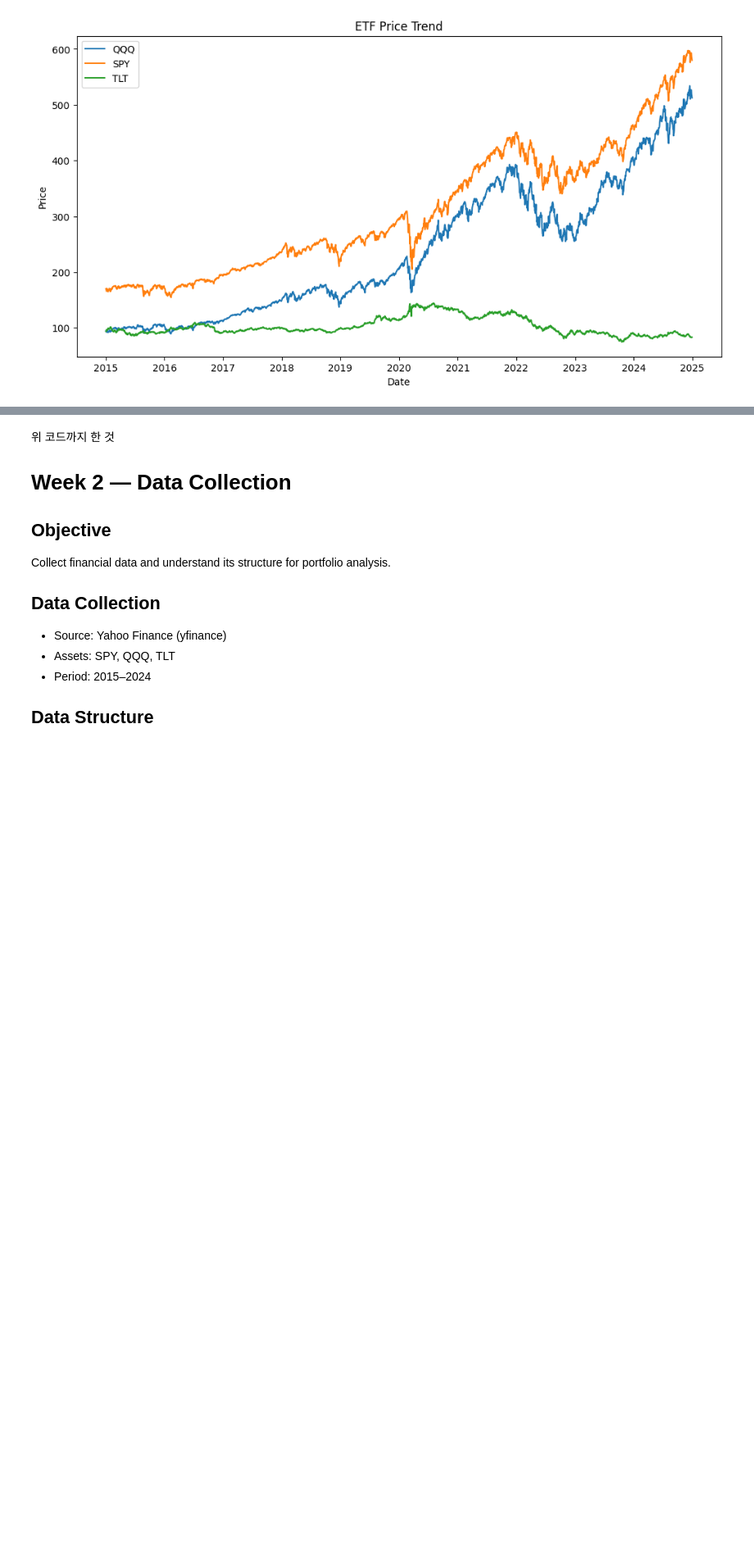
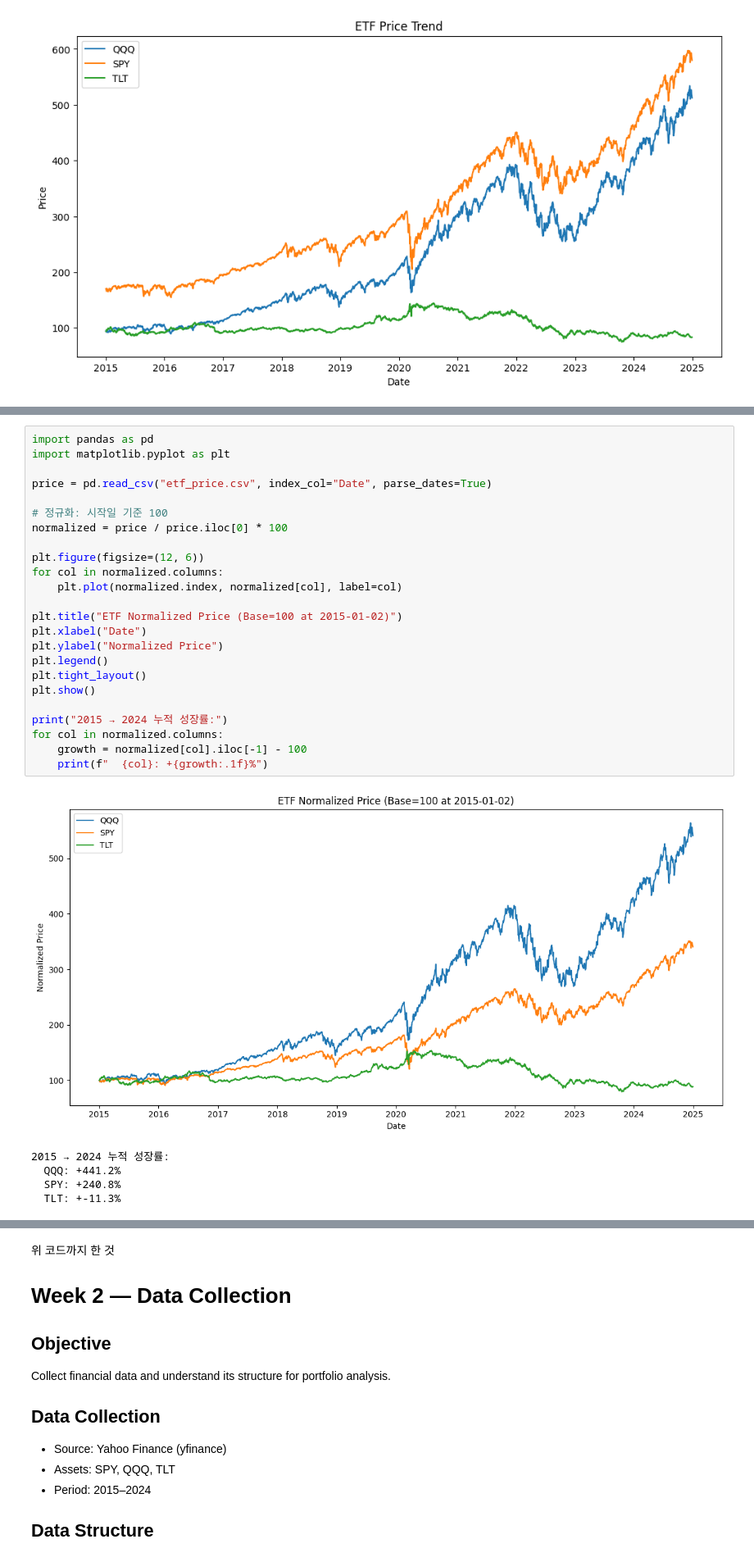
Before and after one commit to Sooobeo/Last-break-of-Honeybadger, a Jupyter notebook: Onboarding.ipynb, the cells around one changed output, grey strips where cells are left out. Shown at 82% size. Drawn from its saved outputs; the diff is of its cells as text; blank space fills up the shorter version.

```diff
--- a/Onboarding.ipynb
+++ b/Onboarding.ipynb
@@ -109,0 +121,30 @@ plt.show()
+# %%
+import pandas as pd
+import matplotlib.pyplot as plt
+
+price = pd.read_csv("etf_price.csv", index_col="Date", parse_dates=True)
+
+# 정규화: 시작일 기준 100
+normalized = price / price.iloc[0] * 100
+
+plt.figure(figsize=(12, 6))
+for col in normalized.columns:
+    plt.plot(normalized.index, normalized[col], label=col)
+
+plt.title("ETF Normalized Price (Base=100 at 2015-01-02)")
+plt.xlabel("Date")
+plt.ylabel("Normalized Price")
+plt.legend()
+plt.tight_layout()
+plt.show()
+
+print("2015 → 2024 누적 성장률:")
+for col in normalized.columns:
+    growth = normalized[col].iloc[-1] - 100
+    print(f"  {col}: +{growth:.1f}%")
+# %% [output]
+[figure, added]
+2015 → 2024 누적 성장률:
+  QQQ: +441.2%
+  SPY: +240.8%
+  TLT: +-11.3%
```
Also changed, not shown: parts of 5 cells of this notebook.
